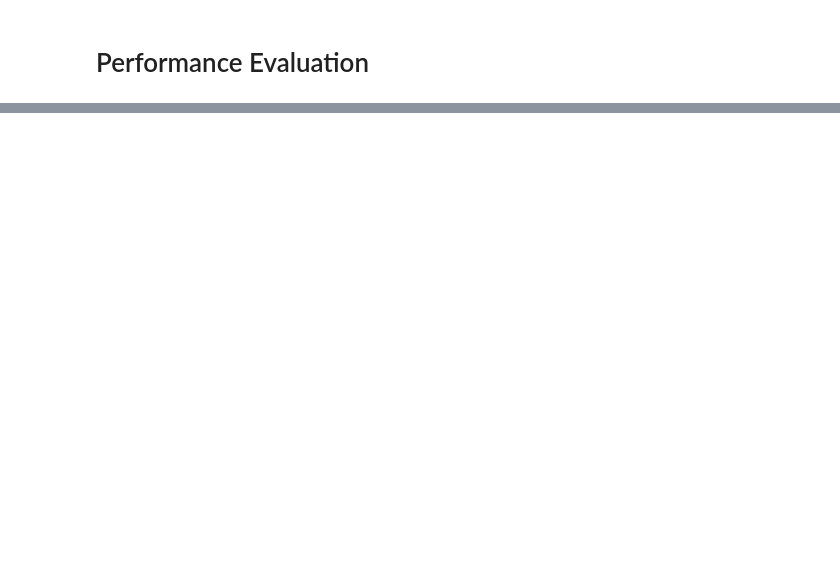
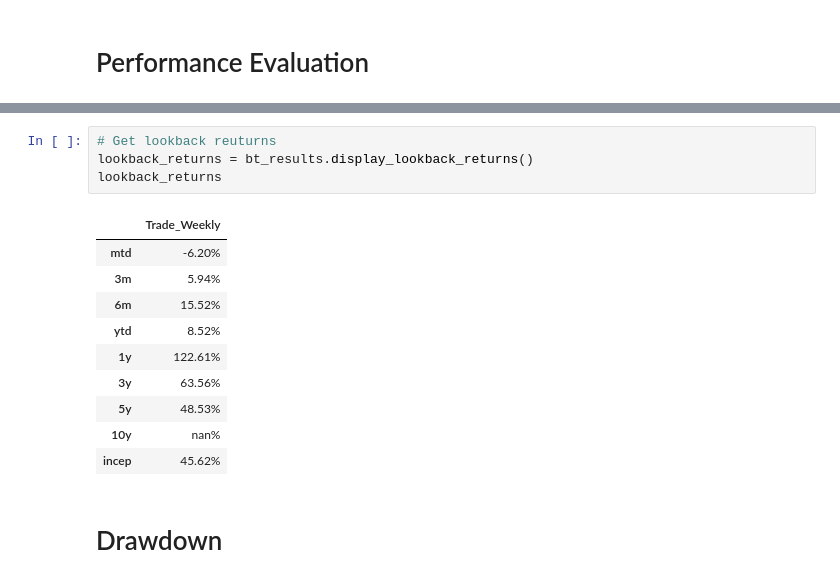
Before and after one commit to alimirr/algorithmic_trading_in_python, a Jupyter notebook: datacamp/4-performance_evaluation.ipynb, the cells around one changed output, grey strips where cells are left out. Saved outputs shown, nothing was run; the diff lists cells and outputs as text; blank space fills up the shorter version.

```diff
--- a/datacamp/4-performance_evaluation.ipynb
+++ b/datacamp/4-performance_evaluation.ipynb
@@ -20,0 +103,17 @@ In addition, we can compare the return results of multiple strategies side by si
+# %%
+# Get lookback reuturns
+lookback_returns = bt_results.display_lookback_returns()
+lookback_returns
+# %% [output]
+|  | Trade_Weekly |
+| mtd | -6.20% |
+| 3m | 5.94% |
+| 6m | 15.52% |
+| ytd | 8.52% |
+| 1y | 122.61% |
+| 3y | 63.56% |
+| 5y | 48.53% |
+| 10y | nan% |
+| incep | 45.62% |
+# %% [markdown]
+# Drawdown
```
Also changed, not shown: parts of 21 cells of this notebook, 1 other file.
